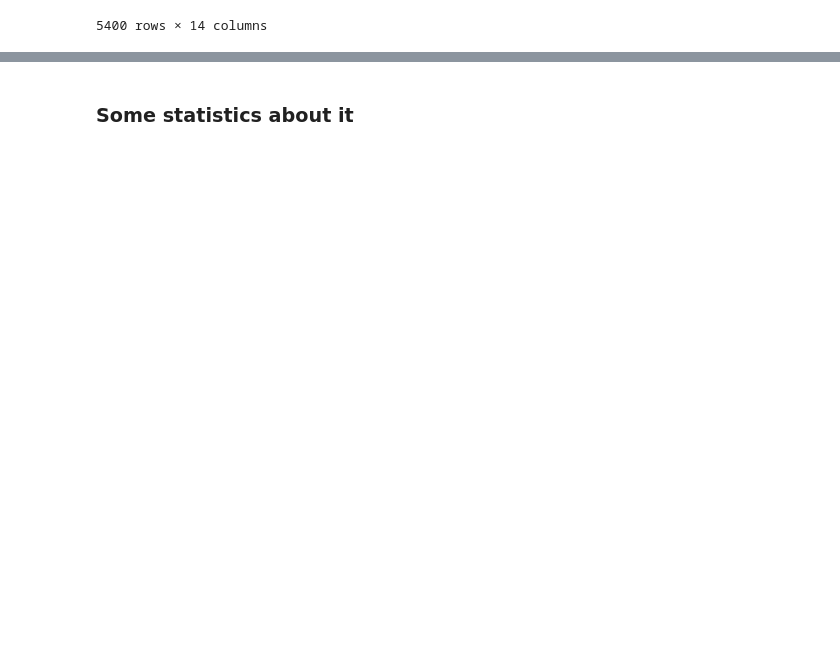
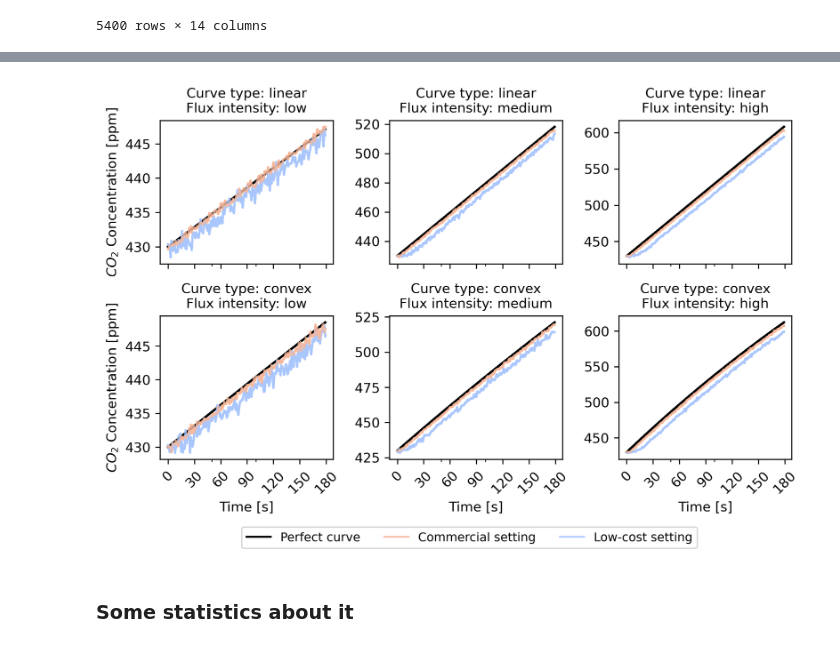
Before and after one commit to alexnaoki/soilgasflux_fcs, a Jupyter notebook: notebooks/1-synthetical_data.ipynb, the cells around one changed output, grey strips where cells are left out. Cells and saved outputs as stored; diff of their text form; code cells hidden in the pictures; blank space fills up the shorter version.

```diff
--- a/notebooks/1-synthetical_data.ipynb
+++ b/notebooks/1-synthetical_data.ipynb
@@ -362,3 +365,71 @@ fig.tight_layout()
+# %%
+cm = 1/2.54  # centimeters in inches
+fig, ax = plt.subplots(2, 3, figsize=(19*cm, 12*cm), sharex=True, dpi=300)
+for intensity in df_lowcost['intensity'].unique():
+    for curvature in df_lowcost['curvature'].unique():
+        if intensity == 'low':
+            j=0
+        elif intensity == 'medium':
+            j=1
+        elif intensity == 'high':
+            j=2
+
+        if curvature == 'straight':
+            k=0
+        elif curvature == 'big':
+            k=1
+        for i in df_lowcost['id'].unique():
+            if i.endswith('_height30'):
+                continue
+            else:
+                df_b = df_base.groupby(['intensity', 'curvature', 'datetime'])['k30_co2'].median()
+                df_l = df_lowcost.groupby(['intensity', 'curvature', 'datetime'])['k30_co2'].median()
+                df_c = df_commercial.groupby(['intensity', 'curvature', 'datetime'])['k30_co2'].median()
+
+                df_b.loc[
+                    df_b.index.get_level_values('intensity') == intensity,
+                    df_b.index.get_level_values('curvature') == curvature].plot(ax=ax[k,j],
+                                                                                label=i, color='black', alpha=0.5)
+                df_l.loc[
+                    df_l.index.get_level_values('intensity') == intensity,
+                    df_l.index.get_level_values('curvature') == curvature].plot(ax=ax[k,j],
+                                                                                label=i, color=colors[0], alpha=0.7)
+                df_c.loc[
+                    df_c.index.get_level_values('intensity') == intensity,
+                    df_c.index.get_level_values('curvature') == curvature].plot(ax=ax[k,j],
+                                                                                label=i, color=colors[1], alpha=0.7)
+
+
+                curvature_name = {'straight': 'linear', 'big': 'convex'}
+                ax[k,j].set_xticks(np.arange(0, 181, 30))
+                ax[k,j].set_xticklabels(np.arange(0, 181, 30).astype(int), rotation=45)
+                ax[k,j].set_xlabel('Time [s]')
+                # ax[k,j].set_title(f'Flux intensity: {intensity}, \nCurve type: {curvature}', fontsize=10)
+                ax[k,j].set_title(f'Curve type: {curvature_name[curvature]}\nFlux intensity: {intensity}', fontsize=10)
+                # ax[k,j].legend(title='Sensor ID', loc='upper left', bbox_to_anchor=(1, 1))
+                ax[k,0].set_ylabel('$CO_2$ Concentration [ppm]', fontsize=10)
+                ax[k,0].set_ylabel('$CO_2$ Concentration [ppm]', fontsize=10)
+
+
+fig.tight_layout()
+legend_handles = []
+legend_labels = []
+
+# Add dataset labels
+from matplotlib.patches import Patch
+
+from matplotlib.lines import Line2D
+legend_handles.extend([
+    Line2D([0], [0],  linestyle='-',color='k', alpha=1, label='Perfect curve'),
+    Line2D([0], [0],  linestyle='-',color=colors[1], alpha=0.8, label='Commercial setting'),
+    Line2D([0], [0],  linestyle='-',color=colors[0], alpha=0.8, label='Low-cost setting'),
+])
+fig.legend(handles=legend_handles, loc='center left', bbox_to_anchor=(0.2, -0.02),
+           fontsize=9, title_fontsize=10, ncols=3)
+
+fig.savefig('synthetic_data.png', dpi=300, bbox_inches='tight')
+# %% [output]
+[figure, added]
 # %% [markdown]
 ### Some statistics about it
 # %%
```
Also changed, not shown: parts of 3 cells of this notebook, 17 other files.
